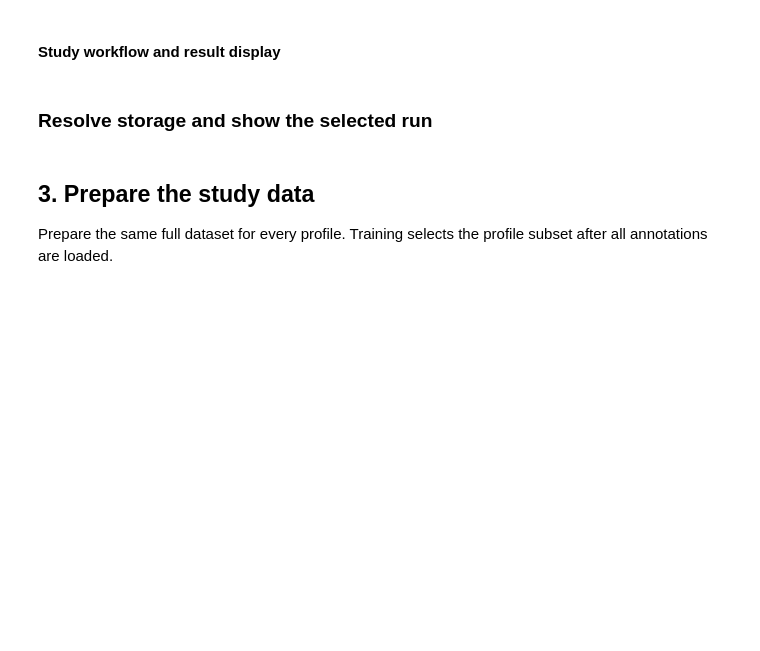
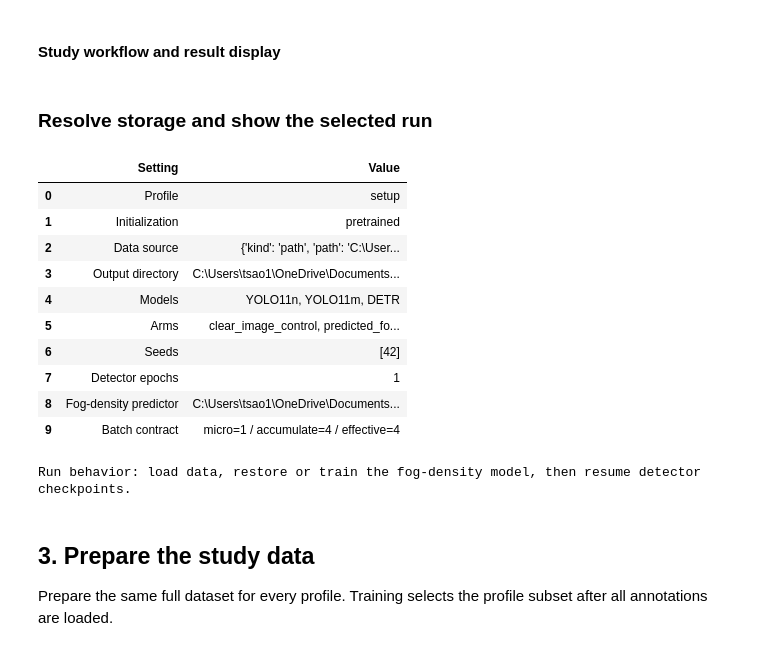
Before and after one commit to samuel1tsao/ai-driving-assistance, a Jupyter notebook: notebooks/fog_density_study.ipynb, the cells around one changed output. Saved outputs shown, nothing was run; the diff lists cells and outputs as text; code cells hidden in the pictures; blank space fills up the shorter version.

```diff
--- a/notebooks/fog_density_study.ipynb
+++ b/notebooks/fog_density_study.ipynb
@@ -3480,43 +3310,10 @@ def single_name(value):
     return value
 
 
-def validate_study_settings():
-    """Check the notebook settings once before using paths or loading data."""
-    global ROOT
-    profile = SETTINGS["profile"]
-    name = profile["name"]
-    if name not in PROFILE_NAMES:
-        raise ValueError(f"profile.name must be one of {PROFILE_NAMES}")
-    expected = "existing_full_run" if name == PROFILE_FULL else "pretrained"
-    if profile["initialization"] != expected:
-        raise ValueError(f"The {name} profile must use {expected} initialization.")
-    if not isinstance(SETTINGS.get("retrain", False), bool):
-        raise ValueError("retrain must be True or False.")
-    predictor = SETTINGS["density_predictor"]
-    single_name(predictor["source_run"])
-    if predictor["seed"] < 0:
-        raise ValueError("density_predictor.seed must be nonnegative.")
-    for key in ("run_name", "export_name", "packages_file"):
-        single_name(SETTINGS["output"][key])
-
-    data = SETTINGS["data"]
-    if data["mode"] not in {"zip", "directory"}:
-        raise ValueError("Data mode must be zip or directory.")
-    if data["minimum_free_gib"] < 0:
-        raise ValueError("minimum_free_gib cannot be negative.")
-    single_name(data["archive"])
-    if (
-        not Path(SETTINGS["runtime_root"]).is_absolute()
-        or not Path(SETTINGS["drive_mount"]).is_absolute()
-    ):
-        raise ValueError("runtime_root and drive_mount must be absolute.")
-    if data["low_disk"] and data["location"]["kind"] != "drive":
-        raise ValueError("Low-disk mode requires data in Drive with no URL.")
-    ROOT = Path(SETTINGS["runtime_root"])
-
 
 def connect_and_resolve_study_storage():
-    global DATA_ROOT, RESOLVED_PATHS, TRAINING_CONFIGURATION
+    global ROOT, DATA_ROOT, RESOLVED_PATHS, TRAINING_CONFIGURATION
+    ROOT = Path(SETTINGS["runtime_root"])
     data_settings = SETTINGS["data"]
     # Resolve paths; authentication already ran before setup.
     data_location = location_path(data_settings["location"])
@@ -3531,7 +3328,6 @@ def connect_and_resolve_study_storage():
                 "Google Drive is disconnected. Rerun the connection cell near the top."
             )
     ROOT.mkdir(parents=True, exist_ok=True)
-    os.chdir(ROOT)
     DATA_ROOT = data_location if data_settings["mode"] == "directory" else ROOT
     RESOLVED_PATHS = {
         "data_location": data_location,
@@ -3645,7 +3441,6 @@ def resolve_study_configuration(settings):
     """Validate settings, connect storage and resolve one experiment configuration."""
     global SETTINGS
     SETTINGS = settings
-    validate_study_settings()
     connect_and_resolve_study_storage()
     saved_configuration = restore_existing_profile_settings()
     apply_training_profile(saved_configuration)
@@ -4073,34 +3859,47 @@ display(
             "Setting": [
                 "Profile",
                 "Initialization",
                 "Data source",
                 "Output directory",
                 "Models",
                 "Arms",
                 "Seeds",
                 "Detector epochs",
                 "Fog-density predictor",
                 "Batch contract",
             ],
             "Value": [
                 SETTINGS["profile"]["name"],
                 SETTINGS["profile"]["initialization"],
                 SETTINGS["data"]["location"],
                 TRAINING_CONFIGURATION["output"],
                 ", ".join(TRAINING_CONFIGURATION["checkpoints"]),
-                ", ".join(TRAINING_CONFIGURATION["arms"]),
+                ", ".join(TRAINING_CONFIGURATION["conditions"]),
                 TRAINING_CONFIGURATION["seeds"],
                 TRAINING_CONFIGURATION["epochs"],
                 TRAINING_CONFIGURATION.get("density_checkpoint")
                 or "saved full-profile model",
                 f"micro={TRAINING_CONFIGURATION['batch_size']} / accumulate={TRAINING_CONFIGURATION['accumulate']} / effective={TRAINING_CONFIGURATION['effective_batch_size']}",
             ],
         }
     )
 )
 print(
     "Run behavior: load data, restore or train the fog-density model, then resume detector checkpoints."
 )
+# %% [output]
+|  | Setting | Value |
+| 0 | Profile | setup |
+| 1 | Initialization | pretrained |
+| 2 | Data source | {'kind': 'path', 'path': 'C:\User... |
+| 3 | Output directory | C:\Users\tsao1\OneDrive\Documents... |
+| 4 | Models | YOLO11n, YOLO11m, DETR |
+| 5 | Arms | clear_image_control, predicted_fo... |
+| 6 | Seeds | [42] |
+| 7 | Detector epochs | 1 |
+| 8 | Fog-density predictor | C:\Users\tsao1\OneDrive\Documents... |
+| 9 | Batch contract | micro=1 / accumulate=4 / effective=4 |
+Run behavior: load data, restore or train the fog-density model, then resume detector checkpoints.
 # %%
 # fmt: off
 #@title Fog-density model implementation (collapsed)
```
Also changed, not shown: parts of 31 cells of this notebook, 3 other files.
